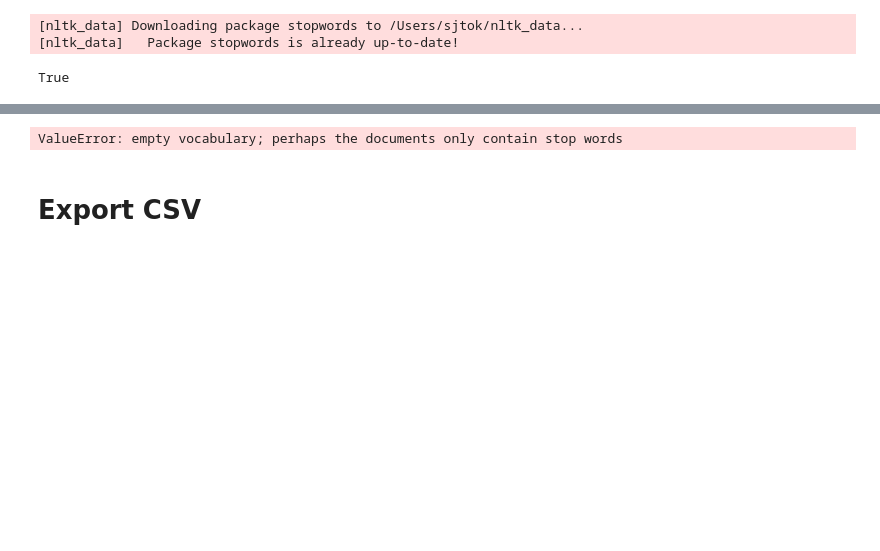
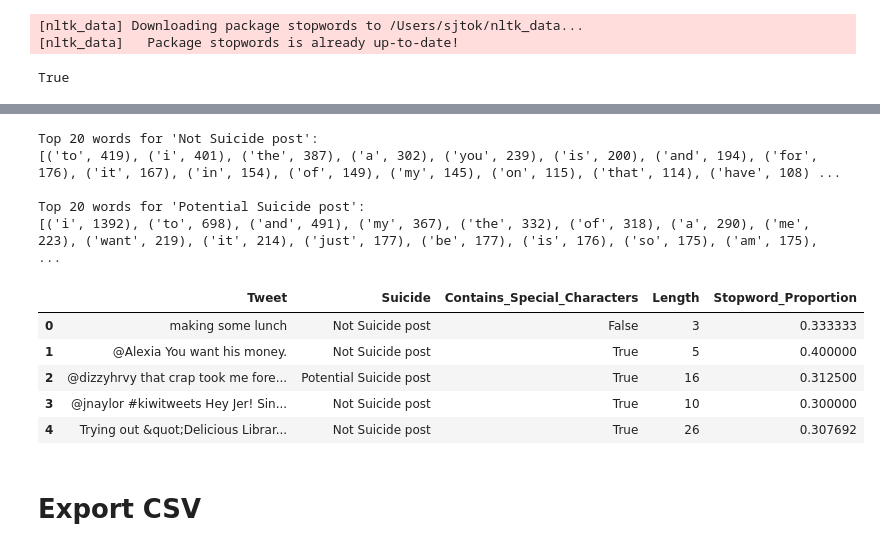
Before and after one commit to seij001/suicidal_tweet_detection, a Jupyter notebook: eda.ipynb, the cells around one changed output, grey strips where cells are left out. Cells and saved outputs as stored; diff of their text form; code cells hidden in the pictures; blank space fills up the shorter version.

```diff
--- a/eda.ipynb
+++ b/eda.ipynb
@@ -191,31 +209,37 @@ def tokenize_text(text):
     text = re.sub(r'[^A-Za-z0-9\s]', '', text.lower())
     return text.split()
 
-# Separate the dataset by class
-not_suicide_df = df[df['Suicide'] == 'Not Suicide post']
-potential_suicide_df = df[df['Suicide'] == 'Potential Suicide post']
-
 # Function to get the top 20 words for a class
 def get_20_words_from_counter(dataframe):
     # Tokenize each tweet and flatten the list of tokens
     all_words = [word for tweet in dataframe['Tweet'] for word in tokenize_text(tweet)]
 
-    # Count the frequency of each word
     word_counts = Counter(all_words)
-
-    # Return the 20 most common words
     return word_counts.most_common(20)
 
 # Get the top 20 words for each class
 not_suicide_top_words = get_20_words_from_counter(not_suicide_df)
 potential_suicide_top_words = get_20_words_from_counter(potential_suicide_df)
 
-# Display the top 20 words for each class
 print("Top 20 words for 'Not Suicide post':")
 print(not_suicide_top_words)
 print("\nTop 20 words for 'Potential Suicide post':")
 print(potential_suicide_top_words)
 # %% [output]
-ValueError: empty vocabulary; perhaps the documents only contain stop words
+Top 20 words for 'Not Suicide post':
+[('to', 419), ('i', 401), ('the', 387), ('a', 302), ('you', 239), ('is', 200), ('and', 194), ('for', 176), ('it', 167), ('in', 154), ('of', 149), ('my', 145), ('on', 115), ('that', 114), ('have', 108) ...
+
+Top 20 words for 'Potential Suicide post':
+[('i', 1392), ('to', 698), ('and', 491), ('my', 367), ('the', 332), ('of', 318), ('a', 290), ('me', 223), ('want', 219), ('it', 214), ('just', 177), ('be', 177), ('is', 176), ('so', 175), ('am', 175), ...
+# %%
+df = df.drop(columns=['Contains_Emoji'])
+df.head()
+# %% [output]
+|  | Tweet | Suicide | Contains_Special_Characters | Length | Stopword_Proportion |
+| 0 | making some lunch | Not Suicide post | False | 3 | 0.333333 |
+| 1 | @Alexia You want his money. | Not Suicide post | True | 5 | 0.400000 |
+| 2 | @dizzyhrvy that crap took me fore... | Potential Suicide post | True | 16 | 0.312500 |
+| 3 | @jnaylor #kiwitweets Hey Jer! Sin... | Not Suicide post | True | 10 | 0.300000 |
+| 4 | Trying out &quot;Delicious Librar... | Not Suicide post | True | 26 | 0.307692 |
 # %% [markdown]
 # Export CSV
```
Also changed, not shown: parts of 10 cells of this notebook.
